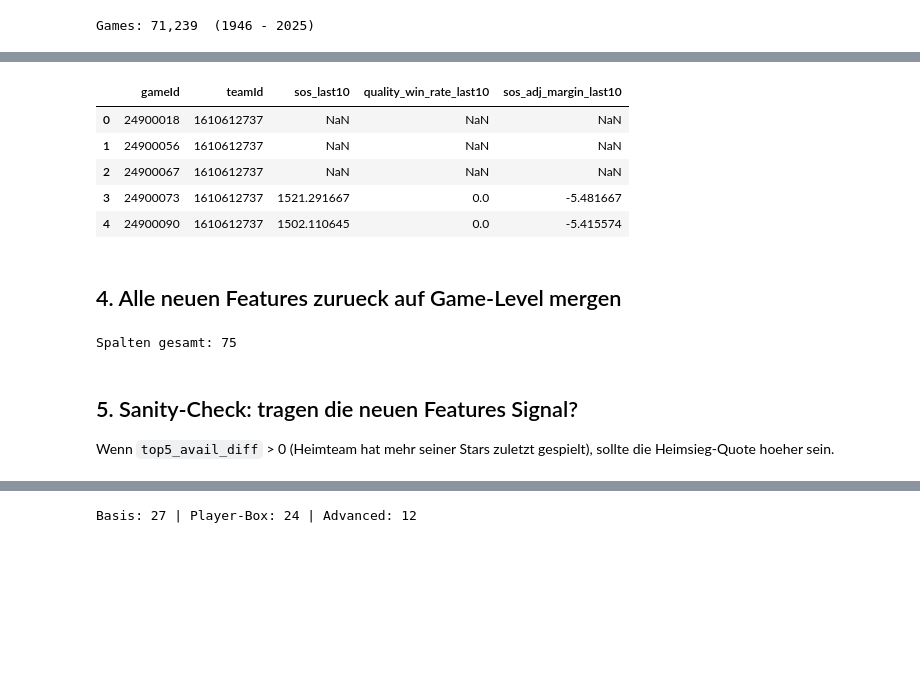
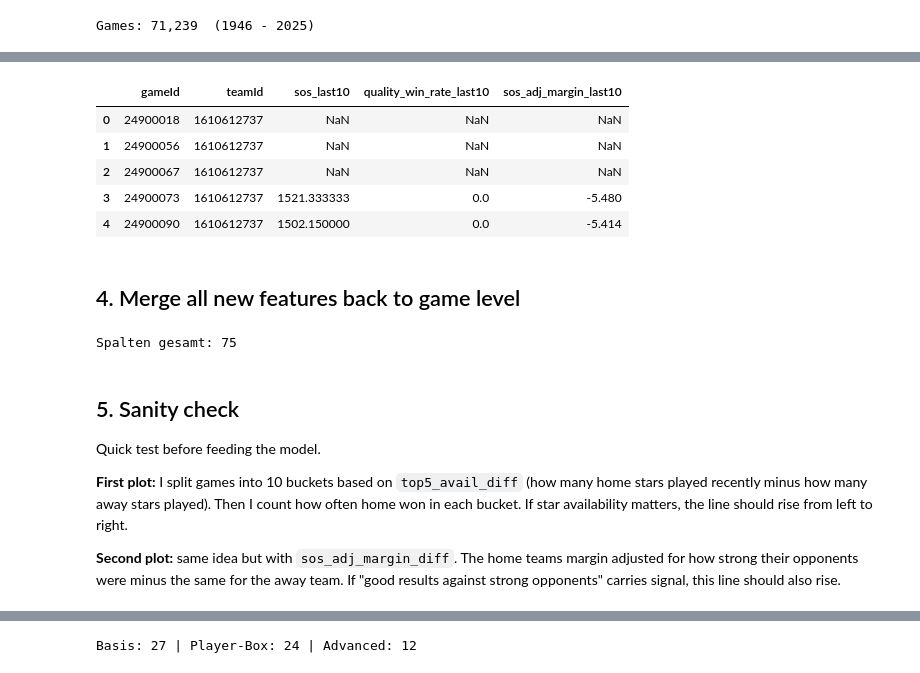
Before and after one commit to klp-data/nba-game-predictor, a Jupyter notebook: notebooks/06_advanced_features.ipynb, the cells around one changed output, grey strips where cells are left out. Cells and saved outputs as stored; diff of their text form; code cells hidden in the pictures; blank space fills up the shorter version.

```diff
--- a/notebooks/06_advanced_features.ipynb
+++ b/notebooks/06_advanced_features.ipynb
@@ -100,43 +101,47 @@ Rollender Schnitt der **letzten 10 Gegner-ELOs** = SoS der jueengsten Phase.
 # %%
-# Game -> Team-Game-View mit Gegner-ELO
-tg_home = games[['gameId', 'gameDate', 'season', 'hometeamId', 'awayteamId',
-                 'home_elo_pre', 'away_elo_pre', 'homeScore', 'awayScore']].copy()
+# game -> team-game view with opponent ELO
+tg_home = games[["gameId", "gameDate", "season", "hometeamId", "awayteamId",
+                 "home_elo_pre", "away_elo_pre", "homeScore", "awayScore"]].copy()
+
+
 tg_home = tg_home.rename(columns={
-    'hometeamId': 'teamId', 'awayteamId': 'oppId',
-    'home_elo_pre': 'team_elo', 'away_elo_pre': 'opp_elo',
-    'homeScore': 'pts', 'awayScore': 'opp_pts',
-})
+    "hometeamId": "teamId", "awayteamId": "oppId",
+    "home_elo_pre": "team_elo", "away_elo_pre": "opp_elo",
+    "homeScore": "pts", "awayScore": "opp_pts",})
 
-tg_away = games[['gameId', 'gameDate', 'season', 'awayteamId', 'hometeamId',
-                 'away_elo_pre', 'home_elo_pre', 'awayScore', 'homeScore']].copy()
+tg_away = games[["gameId", "gameDate", "season", "awayteamId", "hometeamId",
+                 "away_elo_pre", "home_elo_pre", "awayScore", "homeScore"]].copy()
+
+
 tg_away = tg_away.rename(columns={
-    'awayteamId': 'teamId', 'hometeamId': 'oppId',
-    'away_elo_pre': 'team_elo', 'home_elo_pre': 'opp_elo',
-    'awayScore': 'pts', 'homeScore': 'opp_pts',
-})
+    "awayteamId": "teamId", "hometeamId": "oppId",
+    "away_elo_pre": "team_elo", "home_elo_pre": "opp_elo",
+    "awayScore": "pts", "homeScore": "opp_pts",})
 
-tg = pd.concat([tg_home, tg_away], ignore_index=True).sort_values(['teamId', 'gameDate']).reset_index(drop=True)
-tg['margin'] = tg.pts - tg.opp_pts
-tg['win'] = (tg.margin > 0).astype(int)
-tg['quality_win'] = ((tg.win == 1) & (tg.opp_elo > 1500)).astype(int)
 
-grp = tg.groupby(['teamId', 'season'])
-tg['sos_last10'] = grp['opp_elo'].transform(lambda s: s.shift(1).rolling(10, min_periods=3).mean())
-tg['quality_win_rate_last10'] = grp['quality_win'].transform(lambda s: s.shift(1).rolling(10, min_periods=3).mean())
-tg['sos_adj_margin_last10'] = grp.apply(
-    lambda d: (d.margin - (1500 - d.opp_elo) / 25).shift(1).rolling(10, min_periods=3).mean(),
-    include_groups=False,
-).reset_index(level=[0, 1], drop=True)
+tg = pd.concat([tg_home, tg_away], ignore_index=True).sort_values(["teamId", "gameDate"]).reset_index(drop=True)
 
-sos_features = tg[['gameId', 'teamId', 'sos_last10', 'quality_win_rate_last10', 'sos_adj_margin_last10']]
+tg["margin"] = tg.pts - tg.opp_pts
+tg["win"] = (tg.margin > 0).astype(int)
+tg["quality_win"] = ((tg.win == 1) & (tg.opp_elo > 1500)).astype(int)
+
+grp = tg.groupby(["teamId", "season"])
+
+tg["sos_last10"] = grp["opp_elo"].transform(lambda s: s.shift(1).rolling(10, min_periods=3).mean())
+tg["quality_win_rate_last10"] = grp["quality_win"].transform(lambda s: s.shift(1).rolling(10, min_periods=3).mean())
+tg["sos_adj_margin_last10"] = grp.apply(lambda d: (d.margin - (1500 - d.opp_elo) / 25).shift(1).rolling(10, min_periods=3).mean(),include_groups=False,).reset_index(level=[0, 1], drop=True)
+
+
+
+sos_features = tg[["gameId", "teamId", "sos_last10", "quality_win_rate_last10", "sos_adj_margin_last10"]]
 sos_features.head(5)
 # %% [output]
 |  | gameId | teamId | sos_last10 | quality_win_rate_last10 | sos_adj_margin_last10 |
 | 0 | 24900018 | 1610612737 | NaN | NaN | NaN |
 | 1 | 24900056 | 1610612737 | NaN | NaN | NaN |
 | 2 | 24900067 | 1610612737 | NaN | NaN | NaN |
-| 3 | 24900073 | 1610612737 | 1521.291667 | 0.0 | -5.481667 |
-| 4 | 24900090 | 1610612737 | 1502.110645 | 0.0 | -5.415574 |
+| 3 | 24900073 | 1610612737 | 1521.333333 | 0.0 | -5.480 |
+| 4 | 24900090 | 1610612737 | 1502.150000 | 0.0 | -5.414 |
 # %% [markdown]
-## 4. Alle neuen Features zurueck auf Game-Level mergen
+## 4. Merge all new features back to game level
 # %%
@@ -171,9 +180,13 @@ print(f'Spalten gesamt: {g.shape[1]}')
 # %% [output]
 Spalten gesamt: 75
-# %% [markdown]
-## 5. Sanity-Check: tragen die neuen Features Signal?
-
-Wenn `top5_avail_diff` > 0 (Heimteam hat mehr seiner Stars zuletzt gespielt), sollte die Heimsieg-Quote hoeher sein.
+# %% [markdown]
+## 5. Sanity check
+
+Quick test before feeding the model.
+
+**First plot:** I split games into 10 buckets based on `top5_avail_diff` (how many home stars played recently minus how many away stars played). Then I count how often home won in each bucket. If star availability matters, the line should rise from left to right.
+
+**Second plot:** same idea but with `sos_adj_margin_diff`. The home teams margin adjusted for how strong their opponents were minus the same for the away team. If "good results against strong opponents" carries signal, this line should also rise.
 # %%
 fig, axes = plt.subplots(1, 2, figsize=(14, 4))
 
```
Also changed, not shown: parts of 24 cells of this notebook, 1 other file.
